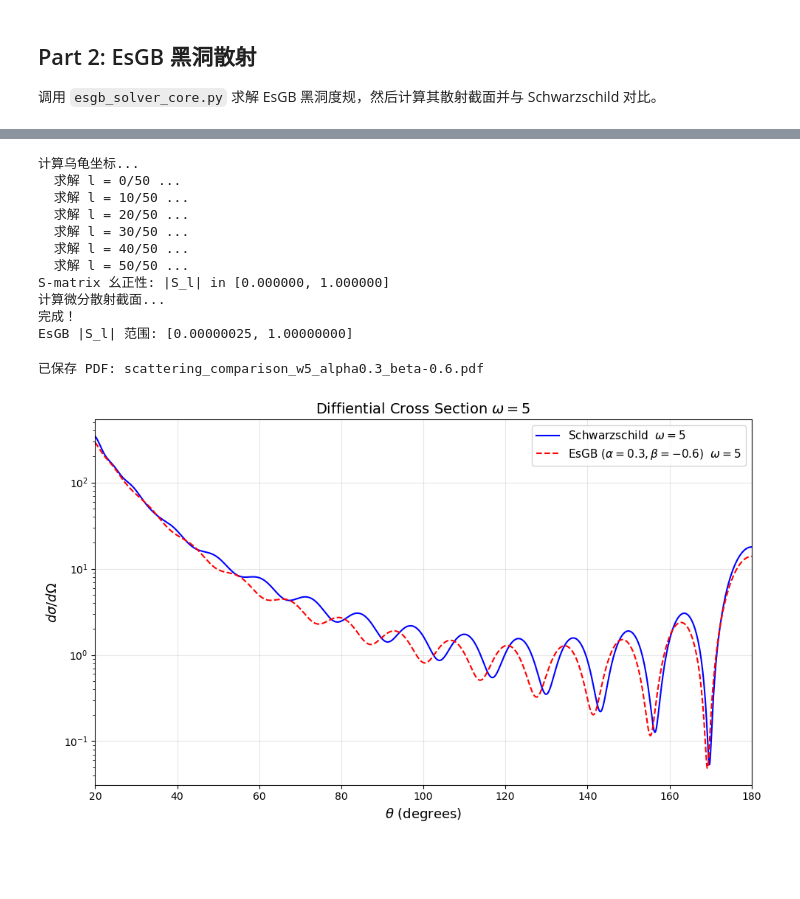
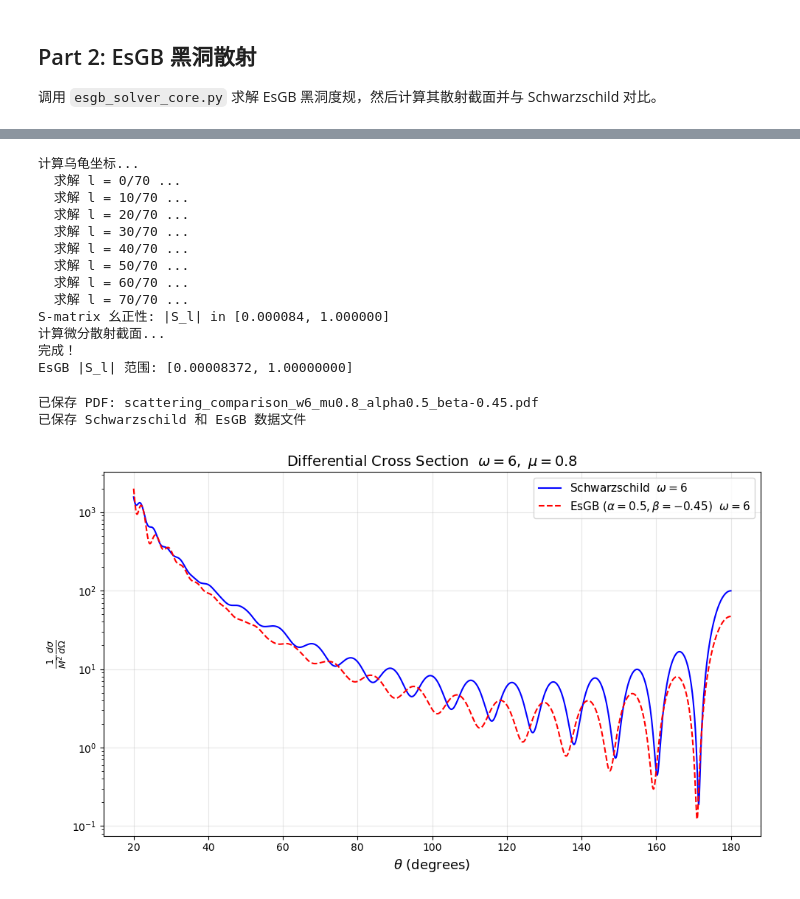
Before and after one commit to ColonelJo2333/EsGBSolver, a Jupyter notebook: scattering.ipynb, the cells around one changed output, grey strips where cells are left out. Cells and saved outputs as stored; diff of their text form; code cells hidden in the pictures; blank space fills up the shorter version.

```diff
--- a/scattering.ipynb
+++ b/scattering.ipynb
@@ -16,10 +16,10 @@ import matplotlib.pyplot as plt
 from scattering import schwarzschild_scattering
 
 # ── Schwarzschild 验证参数 ──
-omega = 5
-lmax = 50
+omega = 6
+lmax = 70
 epsilon = 1e-5
-mu = 0.1        # 场质量（0 为无质量标量场）
+mu = 0.8        # 场质量（0 为无质量标量场）
 
 result = schwarzschild_scattering(omega=omega, lmax=lmax, epsilon=epsilon, mu=mu)
 
@@ -70,9 +91,9 @@ from scattering import compute_scattering
 
 # ── 求解 EsGB 黑洞 ──
 rh = 1.0
-alpha = 0.3
-beta = -0.6
-phi_h_init = 0.82
+alpha = 0.5
+beta = -0.45
+phi_h_init = 1.0
 
 sol = esgb.solve(rh=rh, alpha=alpha, beta=beta,
                  phi_h_init=phi_h_init, N=13, verbose=True)
@@ -89,9 +110,9 @@ dA_esgb = sol.dgtt_dr     # A'(r)
 dB_esgb = sol.dgrr_dr     # B'(r)
 
 # ── 散射计算 ──
-omega = 5
-lmax = 50
-mu = 0.0        # 场质量（与 Part 1 保持一致）
+omega = 6
+lmax = 70
+mu = 0.8        # 场质量（与 Part 1 保持一致）
 
 result_esgb = compute_scattering(
     A_esgb, B_esgb, dA_esgb, dB_esgb,
@@ -104,29 +125,59 @@ abs_S = result_esgb.unitarity_check()
 print("EsGB |S_l| 范围:", f"[{abs_S.min():.8f}, {abs_S.max():.8f}]")
 # %% [output]
 计算乌龟坐标...
-  求解 l = 0/50 ...
-  求解 l = 10/50 ...
-  求解 l = 20/50 ...
-  求解 l = 30/50 ...
-  求解 l = 40/50 ...
-  求解 l = 50/50 ...
-S-matrix 幺正性: |S_l| in [0.000000, 1.000000]
+  求解 l = 0/70 ...
+  求解 l = 10/70 ...
+  求解 l = 20/70 ...
+  求解 l = 30/70 ...
+  求解 l = 40/70 ...
+  求解 l = 50/70 ...
+  求解 l = 60/70 ...
+  求解 l = 70/70 ...
+S-matrix 幺正性: |S_l| in [0.000084, 1.000000]
 计算微分散射截面...
 完成！
-EsGB |S_l| 范围: [0.00000025, 1.00000000]
+EsGB |S_l| 范围: [0.00008372, 1.00000000]
 # %%
-# ── 对比图：EsGB vs Schwarzschild ──
+# ── 对比图：EsGB vs Schwarzschild（无量纲化 1/M^2） ──
+M_schw = 0.5
+M_esgb = 0.5
+
 fig, ax = plt.subplots(figsize=(10, 6))
-result.plot(ax=ax, label=f'Schwarzschild  $\\omega={omega}$', color='blue')
-result_esgb.plot(ax=ax, label=f'EsGB ($\\alpha={alpha},\\beta={beta}$)  $\\omega={omega}$',
-                 color='red', linestyle='--')
+
+# Schwarzschild（缩放 1/M_schw^2）
+theta_deg_schw = np.degrees(result.theta)
+ax.semilogy(theta_deg_schw, result.dsigma / M_schw**2,
+            label=f'Schwarzschild  $\\omega={omega}$', color='blue')
+
+# EsGB（缩放 1/M_esgb^2）
+theta_deg_esgb = np.degrees(result_esgb.theta)
+ax.semilogy(theta_deg_esgb, result_esgb.dsigma / M_esgb**2,
+            label=rf'EsGB ($\alpha={alpha},\beta={beta}$)  $\omega={omega}$',
+            color='red', linestyle='--')
+
+ax.set_xlabel(r'$\theta$ (degrees)', fontsize=13)
+ax.set_ylabel(r'$\frac{1}{M^2}\frac{d\sigma}{d\Omega}$', fontsize=13)
+ax.set_title(rf'Differential Cross Section  $\omega={omega},\;\mu={mu}$', fontsize=14)
 ax.legend(fontsize=11)
-ax.set_title(rf'Diffiential Cross Section $\omega={omega}$', fontsize=14)
+ax.grid(True, alpha=0.3)
 plt.tight_layout()
-pdf_path = f'scattering_comparison_w{omega}_alpha{alpha}_beta{beta}.pdf'
+
+# 保存 PDF
+pdf_path = f'scattering_comparison_w{omega}_mu{mu}_alpha{alpha}_beta{beta}.pdf'
 fig.savefig(pdf_path, format='pdf', bbox_inches='tight')
 print(f'已保存 PDF: {pdf_path}')
+
+# 保存数据
+data_schw = np.column_stack([theta_deg_schw, result.dsigma / M_schw**2])
+data_esgb = np.column_stack([theta_deg_esgb, result_esgb.dsigma / M_esgb**2])
+np.savetxt(f'scattering_schw_w{omega}_mu{mu}.dat', data_schw,
+           header='theta_deg  dsigma_over_M2', fmt='%.10e')
+np.savetxt(f'scattering_esgb_w{omega}_mu{mu}_alpha{alpha}_beta{beta}.dat', data_esgb,
+           header='theta_deg  dsigma_over_M2', fmt='%.10e')
+print('已保存 Schwarzschild 和 EsGB 数据文件')
+
 plt.show()
 # %% [output]
-已保存 PDF: scattering_comparison_w5_alpha0.3_beta-0.6.pdf
+已保存 PDF: scattering_comparison_w6_mu0.8_alpha0.5_beta-0.45.pdf
+已保存 Schwarzschild 和 EsGB 数据文件
-[figure, old version]
+[figure, new version]
```
Also changed, not shown: parts of 10 cells of this notebook, 9 other files.
